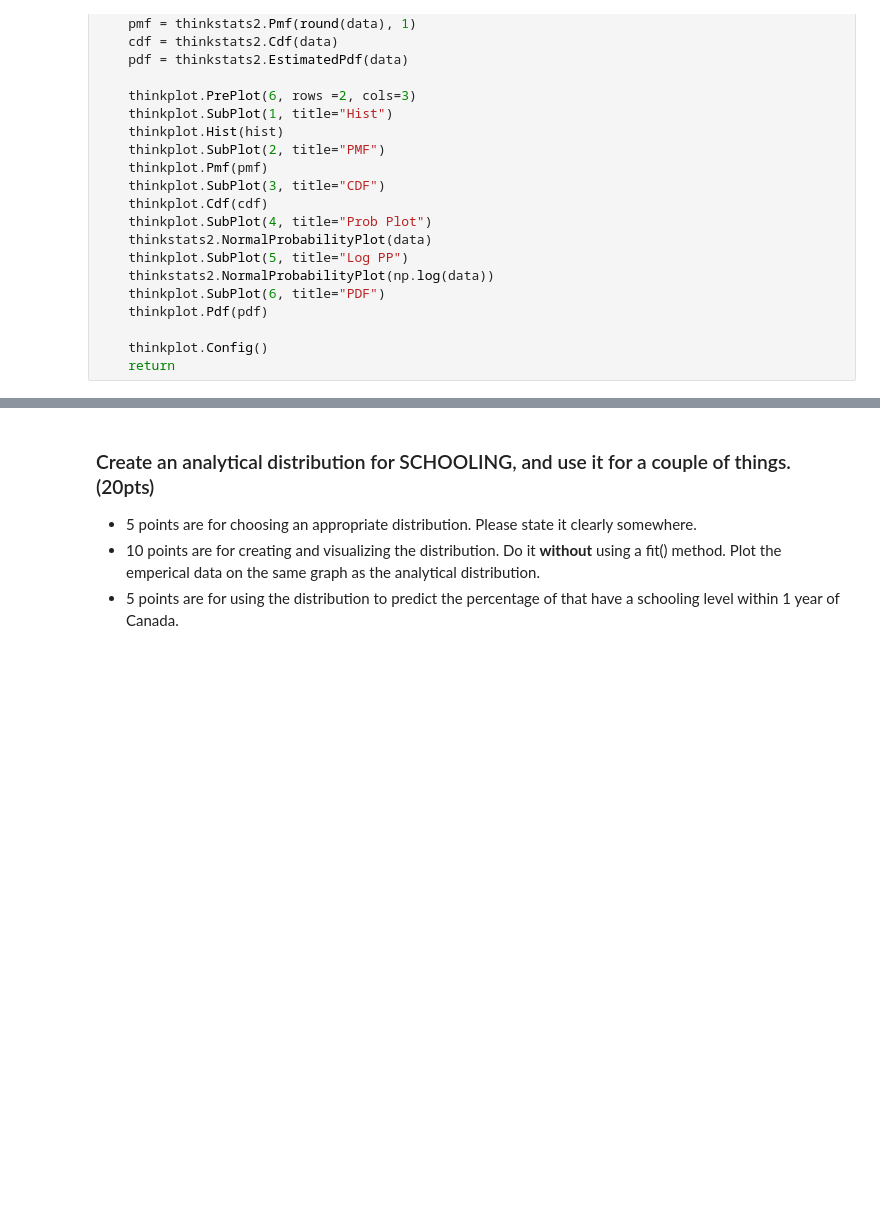
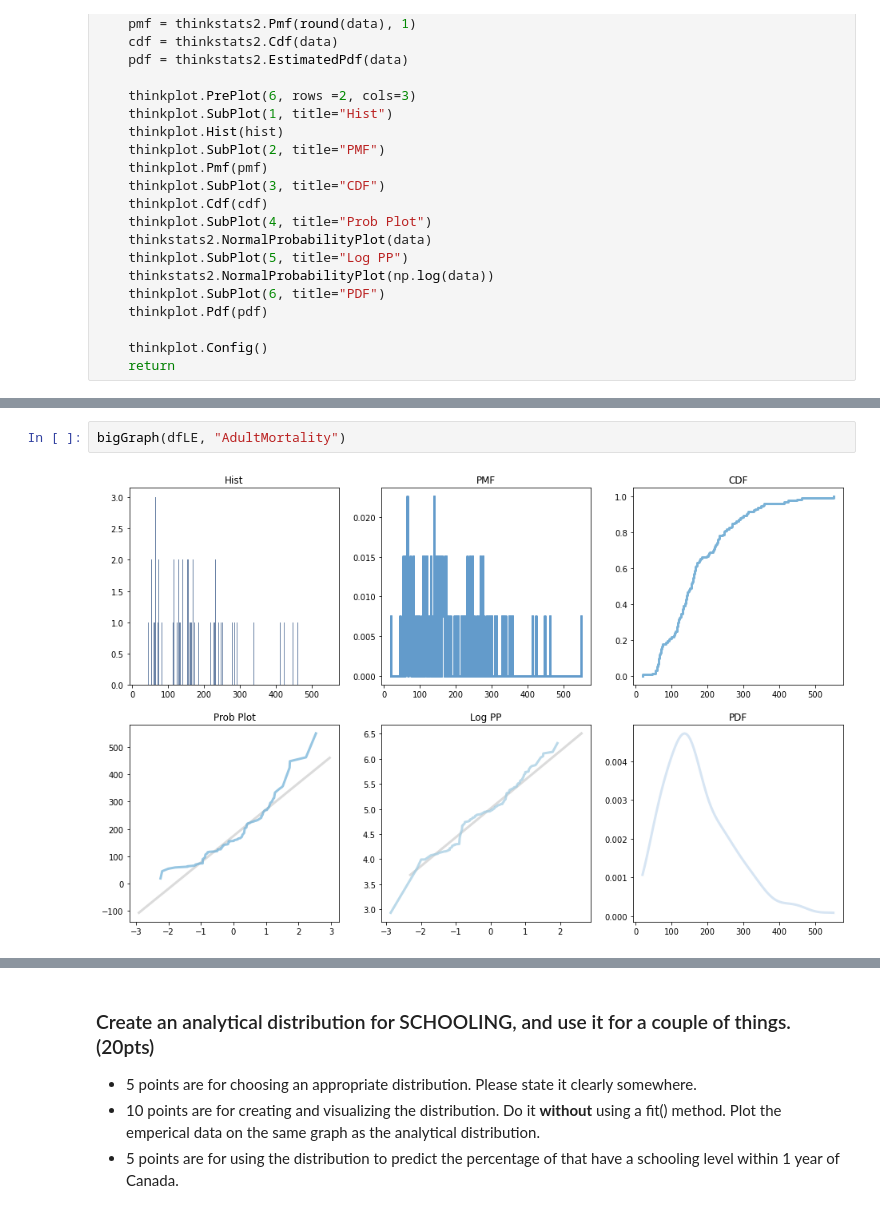
Before and after one commit to CcDenn/BSIP_Assignment_2_Students, a Jupyter notebook: stats_asn_2_start.ipynb, the cells around one changed output, grey strips where cells are left out. Drawn from its saved outputs; the diff is of its cells as text; blank space fills up the shorter version.

```diff
--- a/stats_asn_2_start.ipynb
+++ b/stats_asn_2_start.ipynb
@@ -102,0 +107,4 @@ def bigGraph(df_in, columnName):
+# %%
+bigGraph(dfLE, "AdultMortality")
+# %% [output]
+[figure, added]
```
Also changed, not shown: parts of 23 cells of this notebook.
